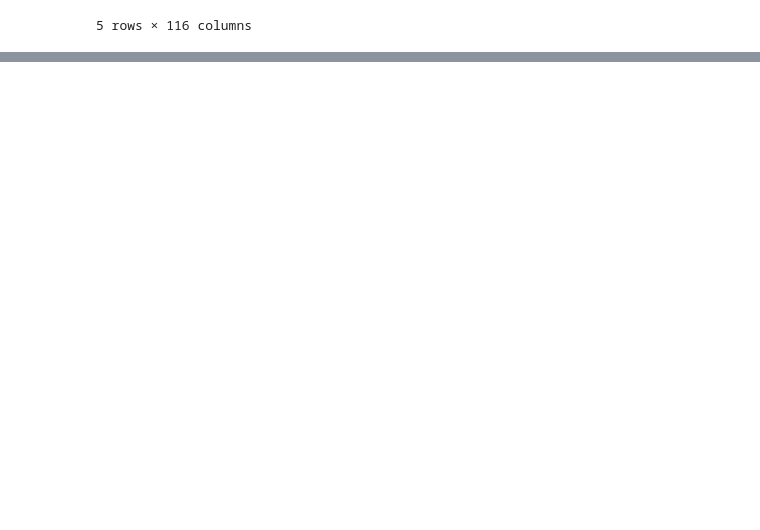
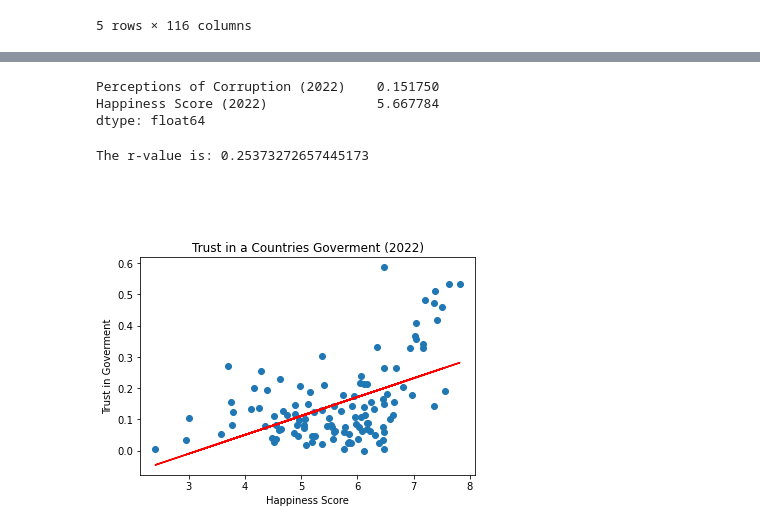
Before and after one commit to tvaughn905/Project-1, a Jupyter notebook: Perceptions_of_corruption.ipynb, the cells around one changed output, grey strips where cells are left out. Drawn from its saved outputs; the diff is of its cells as text; code cells hidden in the pictures; blank space fills up the shorter version.

Commit message:
Found averages and created scatterplots

```diff
--- a/Perceptions_of_corruption.ipynb
+++ b/Perceptions_of_corruption.ipynb
@@ -341,0 +409,11 @@ c_total_mean
+# %%
+# Define a function to create Linear Regression plots
+def linear_regrression(x_values, y_values):
+    (slope, intercept, rvalue, pvalue, stderr) = linregress(x_values, y_values)
+    regress_values = x_values * slope + intercept
+    line_eq = "y = " + str(round(slope,4)) + "x + " + str(round(intercept,4))
+    plt.scatter(x_values, y_values)
+    plt.plot(x_values,regress_values,"r-")
+    print(f"The r-value is: {rvalue**2}")
+    plt.annotate(line_eq,(5.8,0.8),fontsize=15,color="red")
+    return line_eq
@@ -341,0 +433,5 @@ c_total_mean
+# %%
+# bring in latest data to work with
+latest_df = merged_df[["Country", "Perceptions of Corruption (2022)", "Happiness Score (2022)"]]
+latest_df = latest_df.sort_values("Perceptions of Corruption (2022)", ascending=False)
+latest_df.head(10)
@@ -341,0 +450,19 @@ c_total_mean
+# %%
+# find means
+latest_df.mean()
+# %% [output]
+Perceptions of Corruption (2022)    0.151750
+Happiness Score (2022)              5.667784
+dtype: float64
+# %%
+# plot data
+latest_country_plot = linear_regrression(latest_df["Happiness Score (2022)"],
+                                      latest_df["Perceptions of Corruption (2022)"])
+plt.title("Trust in a Countries Goverment (2022)")
+plt.xlabel("Happiness Score")
+plt.ylabel("Trust in Goverment")
+plt.savefig("Figure_File/Coruption2.png")
+plt.show()
+# %% [output]
+The r-value is: 0.25373272657445173
+[figure, added]
```
Also changed, not shown: parts of 34 cells of this notebook, 2 other files.
